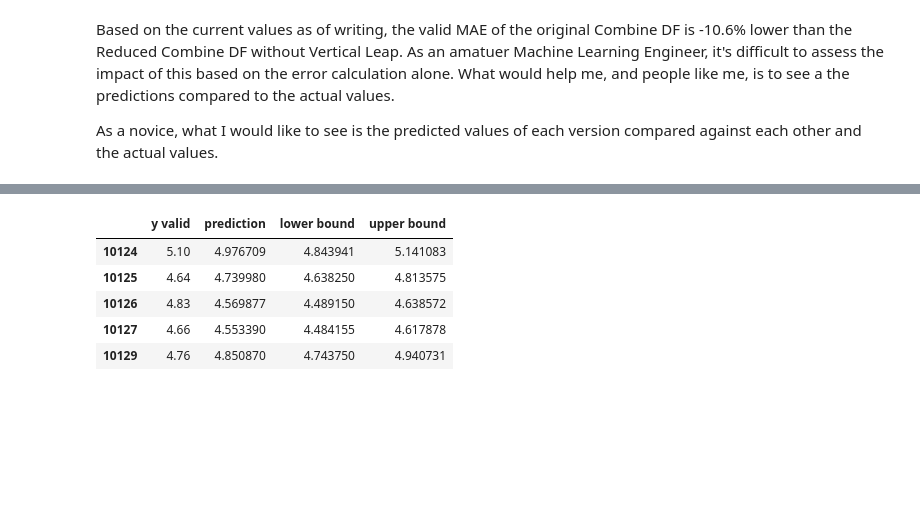
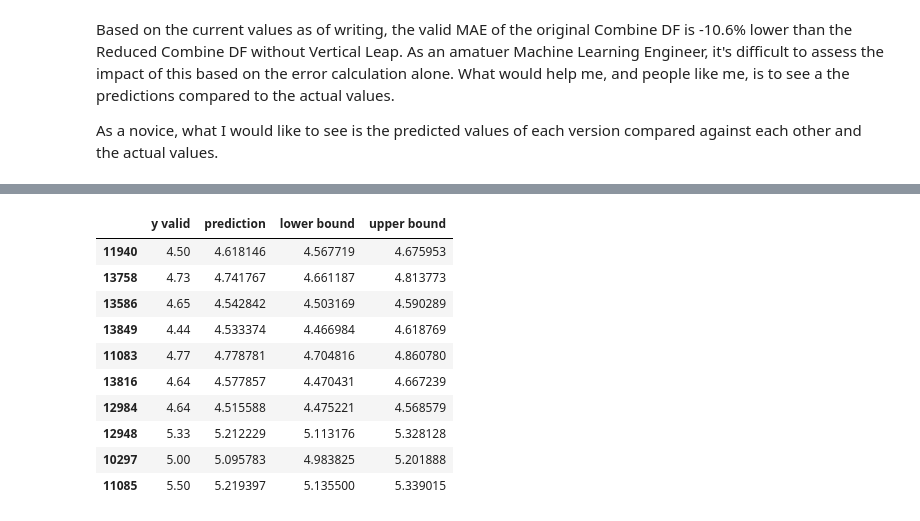
Before and after one commit to seancary62/NFL_Combine, a Jupyter notebook: NFL_Combine_Regression_ML.ipynb, the cells around one changed output, grey strips where cells are left out. Saved outputs shown, nothing was run; the diff lists cells and outputs as text; code cells hidden in the pictures; blank space fills up the shorter version.

```diff
--- a/NFL_Combine_Regression_ML.ipynb
+++ b/NFL_Combine_Regression_ML.ipynb
@@ -435,10 +523,10 @@ Name: 40 Yard, dtype: float64
 # %%
 # Create datasets with reduced columns
-combine_df_reduced_ml_no_vertical = combine_df_reduced_ml.drop(columns=['Vert Leap (in)'])
+combine_df_reduced_ml = combine_df_ml_no_outliers.drop(columns=['Name', 'College', 'POS', 'Vert Leap (in)','BMI','Vert Leap (in)','Shuttle'])
 
 # Create a list of all of the models to test
-dfs_to_test = [combine_df_ml, combine_df_reduced_ml, combine_df_reduced_ml_no_vertical]
-df_names = ["combine_df_ml", "combine_df_reduced_ml", "combine_df_reduced_ml_no_vertical"]
+dfs_to_test = [combine_df_ml, combine_df_ml_no_outliers, combine_df_reduced_ml]
+df_names = ["combine_df_ml", "combine_df_ml_no_outliers", "combine_df_reduced_ml"]
 
 df_dict = dict(zip(df_names, dfs_to_test))
 
@@ -458,23 +547,25 @@ combine_df_reduced_ml_no_vertical :
 #Cycle through our dfs and create a dataframe of the model scores
 
 df_scores = pd.DataFrame()
+
+combine_score_predictive_model = RandomForestRegressor(**rs_model.best_params_,random_state=42)
 
 for name, df in df_dict.items():
 
     df_temp = df.copy()
 
     # Split data into training and validation
-    df_val = df_temp[df_temp.Year > 2017]
-    df_train = df_temp[df_temp.Year <= 2017]
+    df_val = df_temp[df_temp.Year > 2015]
+    df_train = df_temp[df_temp.Year <= 2015]
 
     # Split data into X and y
     X_train, y_train = df_train.drop("40 Yard", axis=1), df_train['40 Yard']
     X_valid, y_valid = df_val.drop("40 Yard", axis=1), df_val['40 Yard']
 
-    model.fit(X_train, y_train)
+    combine_score_predictive_model.fit(X_train, y_train)
 
     # Create a dictionary from the scores
-    scores_dict = show_scores(model)
+    scores_dict = show_scores(combine_score_predictive_model)
 
     # Append name to dicitionary
     scores_dict['Version'] = name
@@ -513,15 +604,15 @@ for name, df in df_dict.items():
     X_train, y_train = df_train.drop("40 Yard", axis=1), df_train['40 Yard']
     X_valid, y_valid = df_val.drop("40 Yard", axis=1), df_val['40 Yard']
 
-    model.fit(X_train, y_train)
+    combine_score_predictive_model.fit(X_train, y_train)
 
     # Create a dictionary from the scores
-    y_pred = model.predict(X_valid)
+    y_pred = combine_score_predictive_model.predict(X_valid)
 
     # Append name to dicitionary
     name_predictions ="y_preds: " + name
 
-    df_preds[name_predictions] = y_pred
+    df_preds[name_predictions] = pd.Series(y_pred)
 
 
 # Add the actual values, should be the same after the loop
@@ -554,20 +645,14 @@ df_preds.head(20)
 # Split up the data for just the dataset
 
 # Split data into training and validation
-df_val = combine_df_reduced_ml_no_vertical[df_temp.Year > 2015]
-df_train = combine_df_reduced_ml_no_vertical[df_temp.Year <= 2015]
+df_val = combine_df_reduced_ml[df_temp.Year > 2015]
+df_train = combine_df_reduced_ml[df_temp.Year <= 2015]
 
 # Split data into X and y
 X_train, y_train = df_train.drop("40 Yard", axis=1), df_train['40 Yard']
 X_valid, y_valid = df_val.drop("40 Yard", axis=1), df_val['40 Yard']
 
-# Instantiate RandomizedSearchCV model for the reduced dataset
-rs_reduced_model = RandomizedSearchCV(RandomForestRegressor(n_jobs=-1,
-                                        random_state=42),
-                              param_distributions=rs_grid,
-                              n_iter=100,
-                              cv=5,
-                              verbose=True)
+combine_score_predictive_model.fit(X_train, y_train)
 
-rs_reduced_model.fit(X_train, y_train)
+show_scores(combine_score_predictive_model)
 # %% [output]
@@ -614,28 +680,33 @@ pickle.dump(combine_score_predictive_model, open('combine_score_predictive_model
 # %%
 # Get predictions from each tree
 predictions_per_tree = np.array([tree.predict(X_valid) for tree in combine_score_predictive_model.estimators_])
 
 # Calculate prediction mean
 mean_prediction = np.mean(predictions_per_tree, axis=0)
 
 # Calculate prediction intervals (e.g., 90% confidence)
 lower_bound = np.percentile(predictions_per_tree, 5, axis=0)
 upper_bound = np.percentile(predictions_per_tree, 95, axis=0)
 
 # Display bounds
 
 data = {'y valid': y_valid,
         'prediction': mean_prediction,
         'lower bound': lower_bound,
         'upper bound': upper_bound}
 
 bounded_predictions_df = pd.DataFrame(data)
 
-bounded_predictions_df.head()
+bounded_predictions_df.sample(10)
 # %% [output]
 |  | y valid | prediction | lower bound | upper bound |
-| 10124 | 5.10 | 4.976709 | 4.843941 | 5.141083 |
-| 10125 | 4.64 | 4.739980 | 4.638250 | 4.813575 |
-| 10126 | 4.83 | 4.569877 | 4.489150 | 4.638572 |
-| 10127 | 4.66 | 4.553390 | 4.484155 | 4.617878 |
-| 10129 | 4.76 | 4.850870 | 4.743750 | 4.940731 |
+| 11940 | 4.50 | 4.618146 | 4.567719 | 4.675953 |
+| 13758 | 4.73 | 4.741767 | 4.661187 | 4.813773 |
+| 13586 | 4.65 | 4.542842 | 4.503169 | 4.590289 |
+| 13849 | 4.44 | 4.533374 | 4.466984 | 4.618769 |
+| 11083 | 4.77 | 4.778781 | 4.704816 | 4.860780 |
+| 13816 | 4.64 | 4.577857 | 4.470431 | 4.667239 |
+| 12984 | 4.64 | 4.515588 | 4.475221 | 4.568579 |
+| 12948 | 5.33 | 5.212229 | 5.113176 | 5.328128 |
+| 10297 | 5.00 | 5.095783 | 4.983825 | 5.201888 |
+| 11085 | 5.50 | 5.219397 | 5.135500 | 5.339015 |
```
Also changed, not shown: parts of 58 cells of this notebook, 5 other files.
